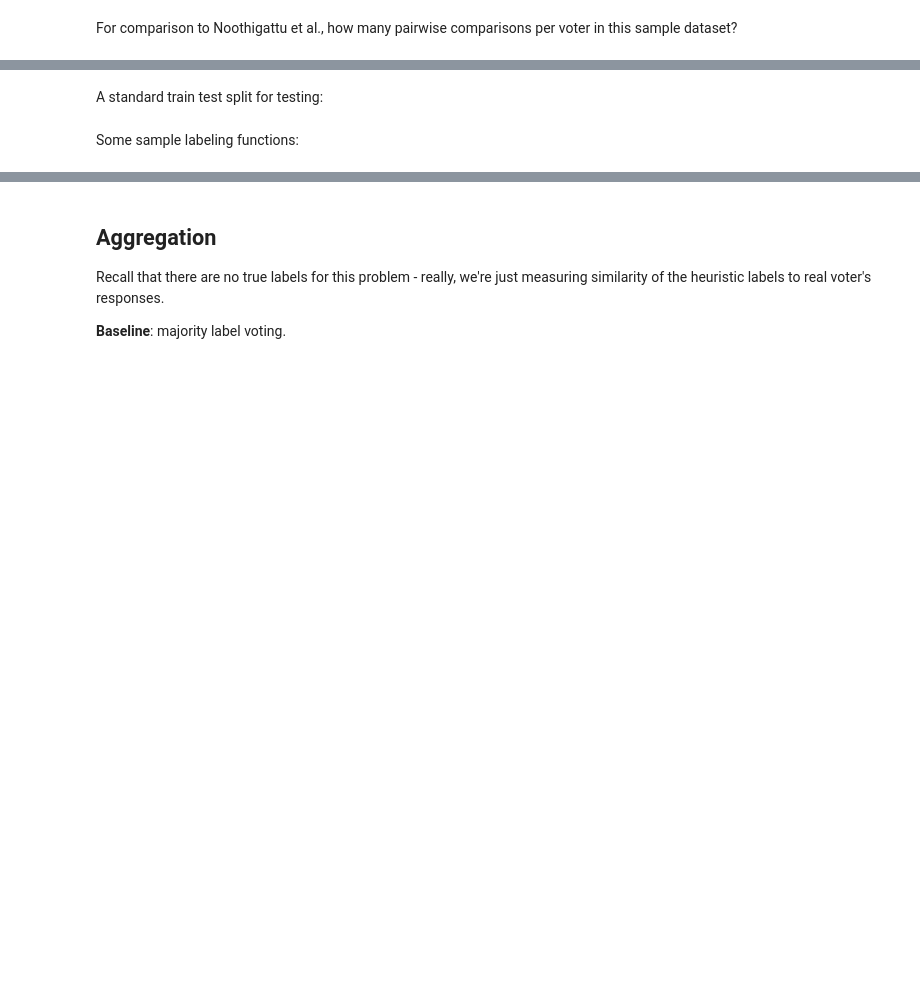
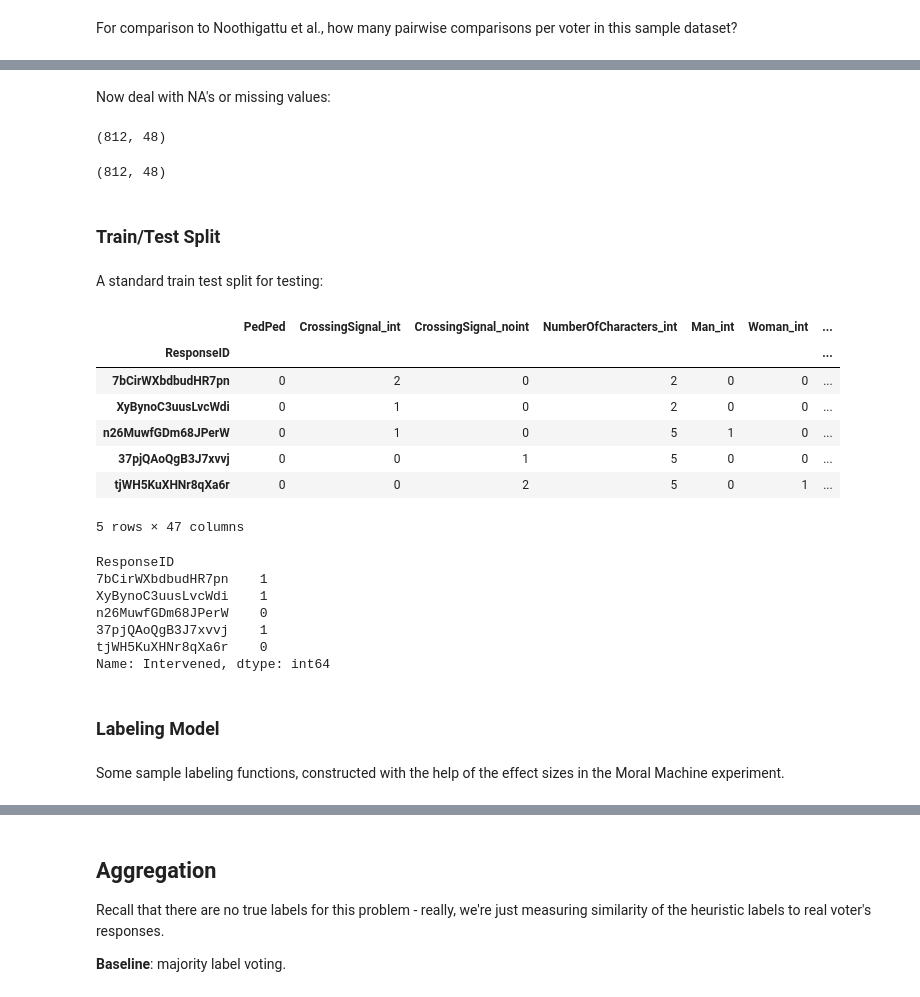
Before and after one commit to ryansteed/heuristic-moral-machine, a Jupyter notebook: jupyter/exploration.ipynb, the cells around one changed output, grey strips where cells are left out. Drawn from its saved outputs; the diff is of its cells as text; code cells hidden in the pictures; blank space fills up the shorter version.

```diff
--- a/jupyter/exploration.ipynb
+++ b/jupyter/exploration.ipynb
@@ -142,0 +171,3 @@ df_joined
+# %%
+df_joined = df_exo.join(df_endo, how='inner')
+df_joined.loc[sample_response]
@@ -143,15 +233,54 @@ df_joined
+# %% [markdown]
+Now deal with NA's or missing values:
+# %%
+# transform numerical data types
+df_proc = df_joined.loc[:,features]
+# convert to numeric, changing literals to NaN
+for f in num_features:
+    df_proc.loc[:,f] = pd.to_numeric(df_proc.loc[:,f], errors='coerce')
+df_proc.shape
+# %% [output]
+(812, 48)
+# %%
+# are there any nan in the numerical features?
+df_proc = df_proc.dropna(axis=0, how='any', subset=num_features)
+df_proc.shape
+# %% [output]
+(812, 48)
+# %% [markdown]
+### Train/Test Split
 # %% [markdown]
 A standard train test split for testing:
 # %%
 from sklearn.model_selection import train_test_split
 
-X = df_joined.drop(labels=["Intervened"], axis='columns', inplace=False)
-y = df_joined["Intervened"]
+X = df_proc.drop(labels=["Intervened"], axis='columns', inplace=False)
+y = df_proc["Intervened"]
 X_train, X_test, y_train, y_test = train_test_split(X, y, test_size=0.2, random_state=1)
 X_train, X_val, y_train, y_val = train_test_split(X_train, y_train, test_size=0.2, random_state=1)
 X_test, X_dev, y_test, y_dev = train_test_split(X_test, y_test, test_size=0.2, random_state=1)
+display(X_train.head())
+display(y_train.head())
+# %% [output]
+|  | PedPed | CrossingSignal_int | CrossingSignal_noint | NumberOfCharacters_int | Man_int | Woman_int | ... |
+| ResponseID |  |  |  |  |  |  | ... |
+| 7bCirWXbdbudHR7pn | 0 | 2 | 0 | 2 | 0 | 0 | ... |
+| XyBynoC3uusLvcWdi | 0 | 1 | 0 | 2 | 0 | 0 | ... |
+| n26MuwfGDm68JPerW | 0 | 1 | 0 | 5 | 1 | 0 | ... |
+| 37pjQAoQgB3J7xvvj | 0 | 0 | 1 | 5 | 0 | 0 | ... |
+| tjWH5KuXHNr8qXa6r | 0 | 0 | 2 | 5 | 0 | 1 | ... |
+5 rows × 47 columns
+ResponseID
+7bCirWXbdbudHR7pn    1
+XyBynoC3uusLvcWdi    1
+n26MuwfGDm68JPerW    0
+37pjQAoQgB3J7xvvj    1
+tjWH5KuXHNr8qXa6r    0
+Name: Intervened, dtype: int64
-# %% [markdown]
-Some sample labeling functions:
+# %% [markdown]
+### Labeling Model
+# %% [markdown]
+Some sample labeling functions, constructed with the help of the effect sizes in the Moral Machine experiment.
 # %%
 sys.path.insert(1, '../heuristics')
 import labeling_functions
```
Also changed, not shown: parts of 41 cells of this notebook, 2 other files.
